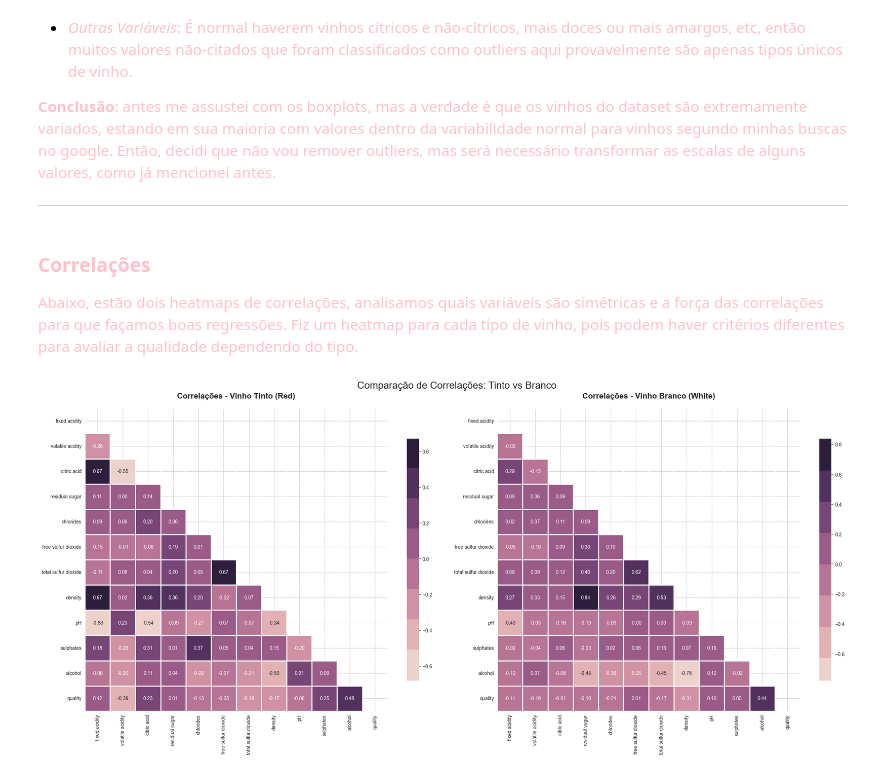
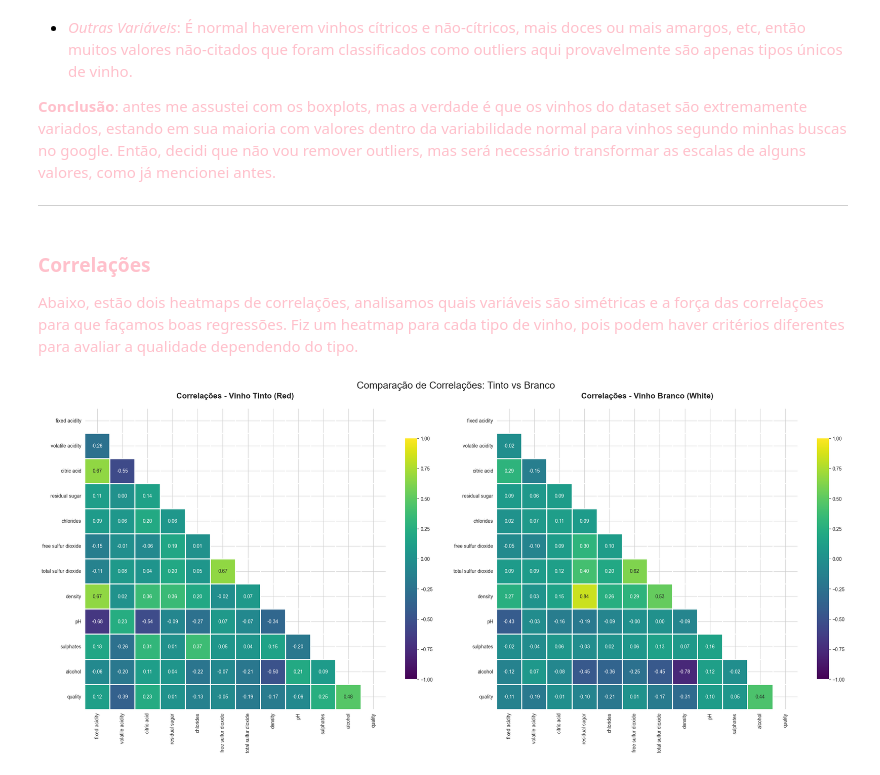
Before and after one commit to viabdon/wine-quality-statistical-analysis, a Jupyter notebook: notebooks/projeto.ipynb, the cells around one changed output. Drawn from its saved outputs; the diff is of its cells as text; code cells hidden in the pictures.

```diff
--- a/notebooks/projeto.ipynb
+++ b/notebooks/projeto.ipynb
@@ -187,7 +187,7 @@ outlier_df
 
 ---
 # %% [markdown]
-### <span style="color: pink;"> Correlações
+### <span style="color: pink;"> **Correlações**
 
 <span style="color: pink;"> Abaixo, estão dois heatmaps de correlações, analisamos quais variáveis são simétricas e a força das correlações para que façamos boas regressões. Fiz um heatmap para cada tipo de vinho, pois podem haver critérios diferentes para avaliar a qualidade dependendo do tipo.
 # %%
@@ -196,37 +196,35 @@ wine_types = ["red", "white"]
 titles = ["Correlações - Vinho Tinto (Red)", "Correlações - Vinho Branco (White)"]
 
 for i, wine_type in enumerate(wine_types):
     df_filtered = df[df["type"] == wine_type]
     correlation_matrix = df_filtered[numeric_cols].corr()
 
     # Cria uma máscara responsável por remover a metade duplicada das correlações
     mask = np.triu(np.ones_like(correlation_matrix, dtype=bool))
 
-    default_cube = sns.cubehelix_palette(8)
-
     sns.heatmap(
         correlation_matrix,
         mask=mask,
         annot=True,
         fmt=".2f",
-        cmap=default_cube,
+        cmap="viridis",
         center=0,
         square=True,
         linewidths=1,
         cbar_kws={"shrink": 0.8},
         ax=axes[i],
         vmin = -1, vmax = 1
     )
 
     axes[i].set_title(
         f"{titles[i]}", fontsize=16, fontweight="bold", pad=20
     )
 
 plt.suptitle("Comparação de Correlações: Tinto vs Branco", fontsize=20, y=1.02)
 plt.tight_layout()
 plt.show()
 # %% [output]
-[figure, old version]
+[figure, new version]
 # %% [markdown]
 <span style="color: pink;"> A escolha de dividir entre tipos foi o correto, antes havia feito o mesmo heatmap para o dataset inteiro, juntando os tipos de vinhos, mas não obtive bons resultados nas correlações, enquanto dessa forma temos valores muito mais norteadores.
 
```
Also changed, not shown: parts of 2 cells of this notebook.
